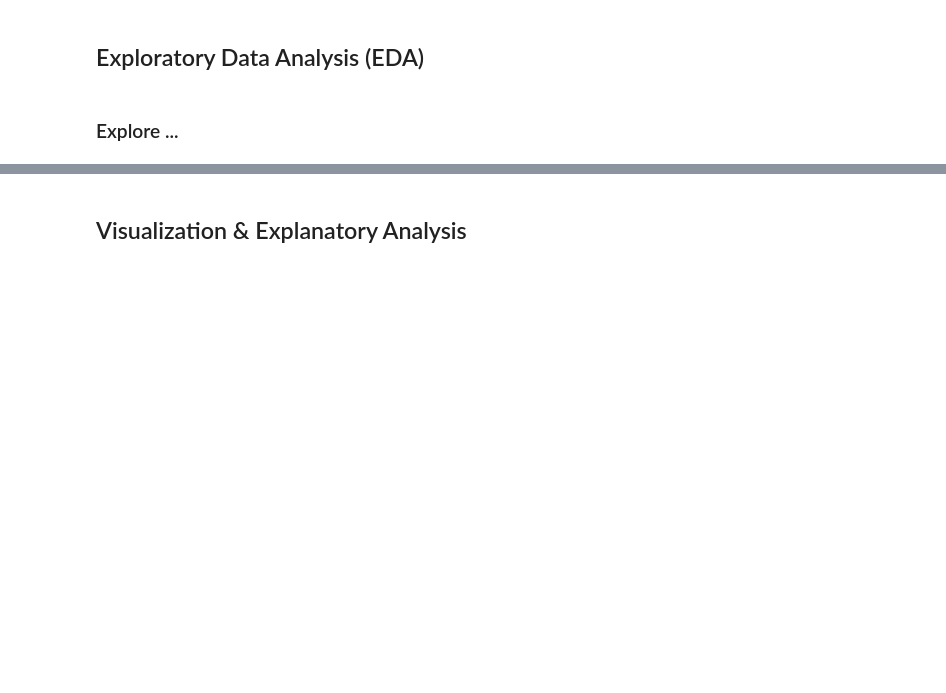
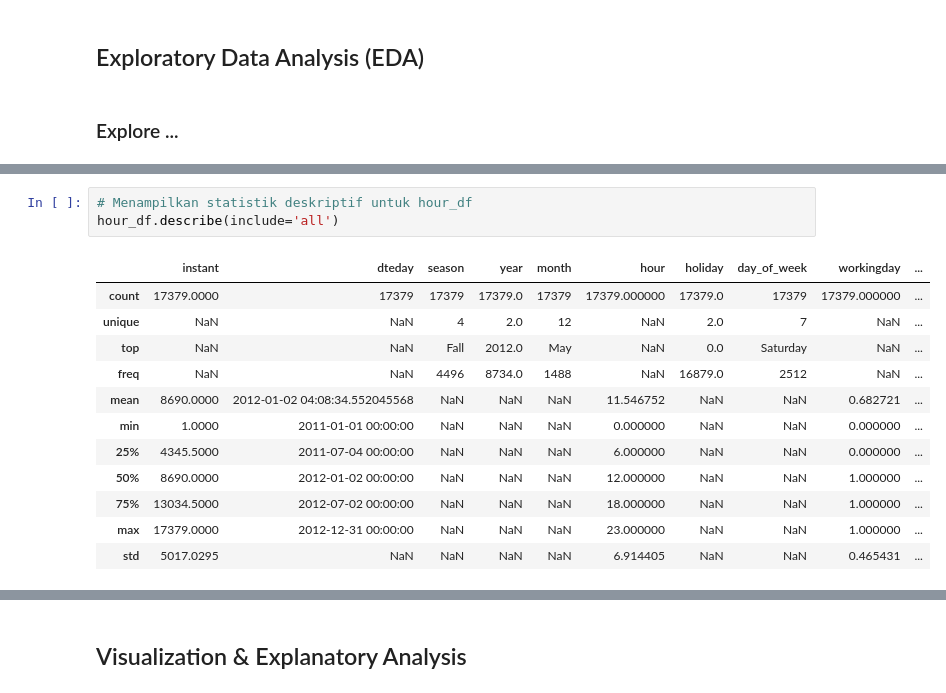
Before and after one commit to bryanbayup/bike-sharing-data-analysis, a Jupyter notebook: Proyek_Analisis_Data.ipynb, the cells around one changed output, grey strips where cells are left out. Drawn from its saved outputs; the diff is of its cells as text; blank space fills up the shorter version.

```diff
--- a/Proyek_Analisis_Data.ipynb
+++ b/Proyek_Analisis_Data.ipynb
@@ -188,2 +241,18 @@ std       151.357286    181.387599      NaN
+# %%
+# Menampilkan statistik deskriptif untuk hour_df
+hour_df.describe(include='all')
+# %% [output]
+|  | instant | dteday | season | year | month | hour | holiday | day_of_week | workingday | ... |
+| count | 17379.0000 | 17379 | 17379 | 17379.0 | 17379 | 17379.000000 | 17379.0 | 17379 | 17379.000000 | ... |
+| unique | NaN | NaN | 4 | 2.0 | 12 | NaN | 2.0 | 7 | NaN | ... |
+| top | NaN | NaN | Fall | 2012.0 | May | NaN | 0.0 | Saturday | NaN | ... |
+| freq | NaN | NaN | 4496 | 8734.0 | 1488 | NaN | 16879.0 | 2512 | NaN | ... |
+| mean | 8690.0000 | 2012-01-02 04:08:34.552045568 | NaN | NaN | NaN | 11.546752 | NaN | NaN | 0.682721 | ... |
+| min | 1.0000 | 2011-01-01 00:00:00 | NaN | NaN | NaN | 0.000000 | NaN | NaN | 0.000000 | ... |
+| 25% | 4345.5000 | 2011-07-04 00:00:00 | NaN | NaN | NaN | 6.000000 | NaN | NaN | 0.000000 | ... |
+| 50% | 8690.0000 | 2012-01-02 00:00:00 | NaN | NaN | NaN | 12.000000 | NaN | NaN | 1.000000 | ... |
+| 75% | 13034.5000 | 2012-07-02 00:00:00 | NaN | NaN | NaN | 18.000000 | NaN | NaN | 1.000000 | ... |
+| max | 17379.0000 | 2012-12-31 00:00:00 | NaN | NaN | NaN | 23.000000 | NaN | NaN | 1.000000 | ... |
+| std | 5017.0295 | NaN | NaN | NaN | NaN | 6.914405 | NaN | NaN | 0.465431 | ... |
 # %% [markdown]
 **Insight:**
```
Also changed, not shown: parts of 29 cells of this notebook.
